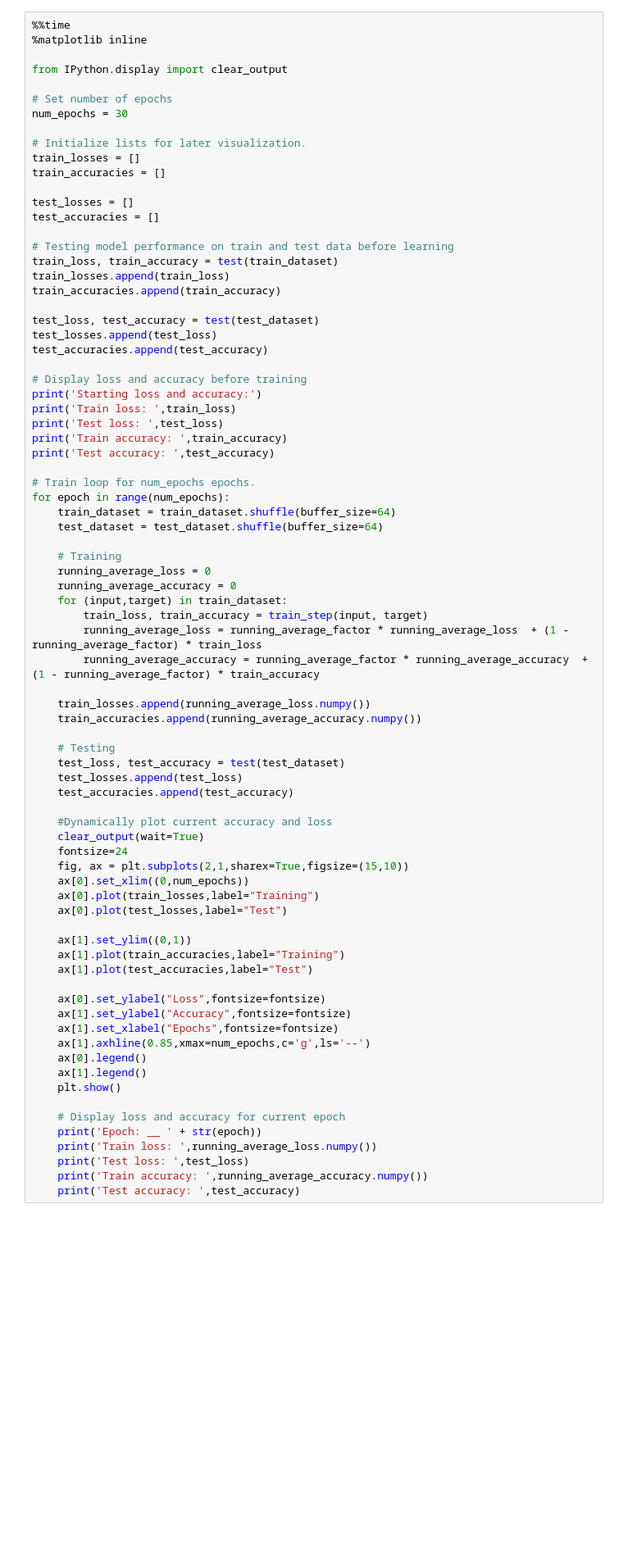
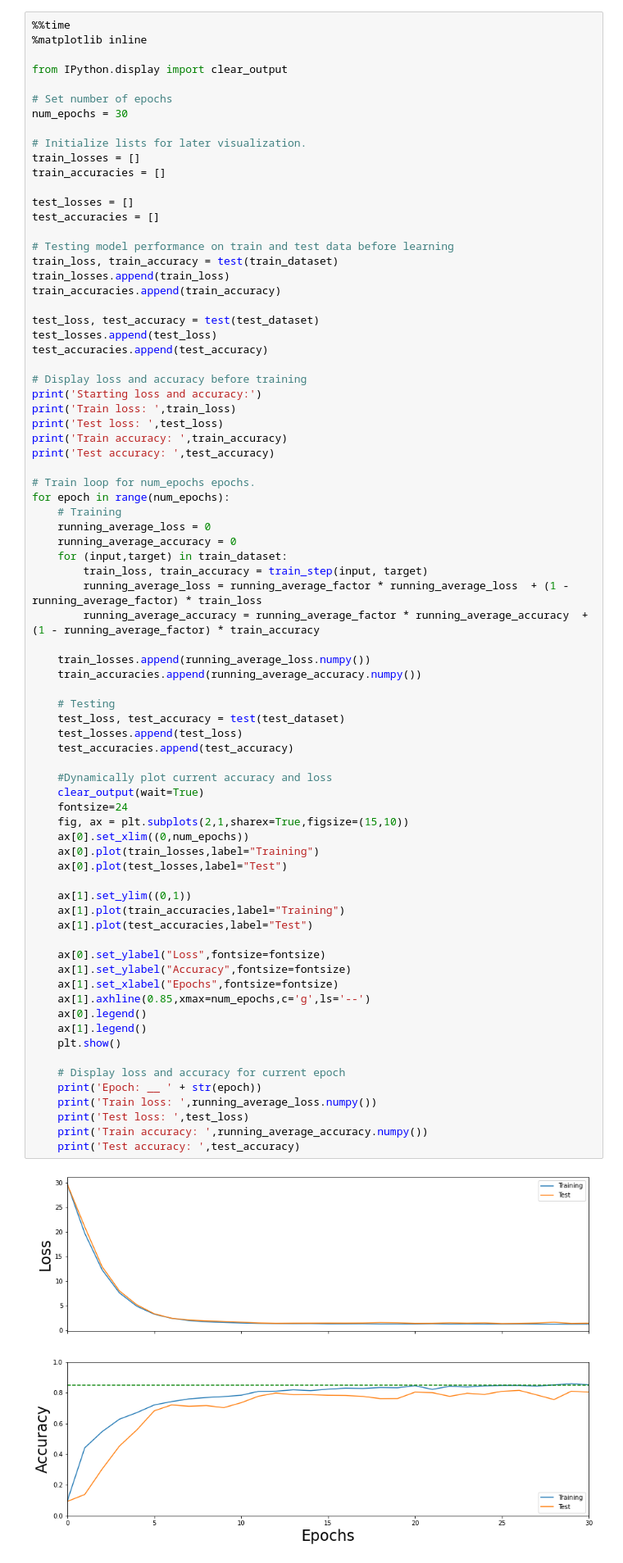
Before and after one commit to GondorCallsForAid/Iannwtf-mbanser-kvatankhahba-rhorn, a Jupyter notebook: Cifar10_tffunction.ipynb, the cells around one changed output. Shown at 82% size. Cells and saved outputs as stored; diff of their text form; blank space fills up the shorter version.

```diff
--- a/Cifar10_tffunction.ipynb
+++ b/Cifar10_tffunction.ipynb
@@ -301,9 +301,6 @@ print('Test accuracy: ',test_accuracy)
 
 # Train loop for num_epochs epochs.
 for epoch in range(num_epochs):
-    train_dataset = train_dataset.shuffle(buffer_size=64)
-    test_dataset = test_dataset.shuffle(buffer_size=64)
-
     # Training
     running_average_loss = 0
     running_average_accuracy = 0
@@ -320,30 +317,31 @@ for epoch in range(num_epochs):
     test_losses.append(test_loss)
     test_accuracies.append(test_accuracy)
 
     #Dynamically plot current accuracy and loss
     clear_output(wait=True)
     fontsize=24
     fig, ax = plt.subplots(2,1,sharex=True,figsize=(15,10))
     ax[0].set_xlim((0,num_epochs))
     ax[0].plot(train_losses,label="Training")
     ax[0].plot(test_losses,label="Test")
 
     ax[1].set_ylim((0,1))
     ax[1].plot(train_accuracies,label="Training")
     ax[1].plot(test_accuracies,label="Test")
 
     ax[0].set_ylabel("Loss",fontsize=fontsize)
     ax[1].set_ylabel("Accuracy",fontsize=fontsize)
     ax[1].set_xlabel("Epochs",fontsize=fontsize)
     ax[1].axhline(0.85,xmax=num_epochs,c='g',ls='--')
     ax[0].legend()
     ax[1].legend()
     plt.show()
 
     # Display loss and accuracy for current epoch
     print('Epoch: __ ' + str(epoch))
     print('Train loss: ',running_average_loss.numpy())
     print('Test loss: ',test_loss)
     print('Train accuracy: ',running_average_accuracy.numpy())
     print('Test accuracy: ',test_accuracy)
 # %% [output]
+[figure, added]
```
Also changed, not shown: parts of 3 cells of this notebook.
